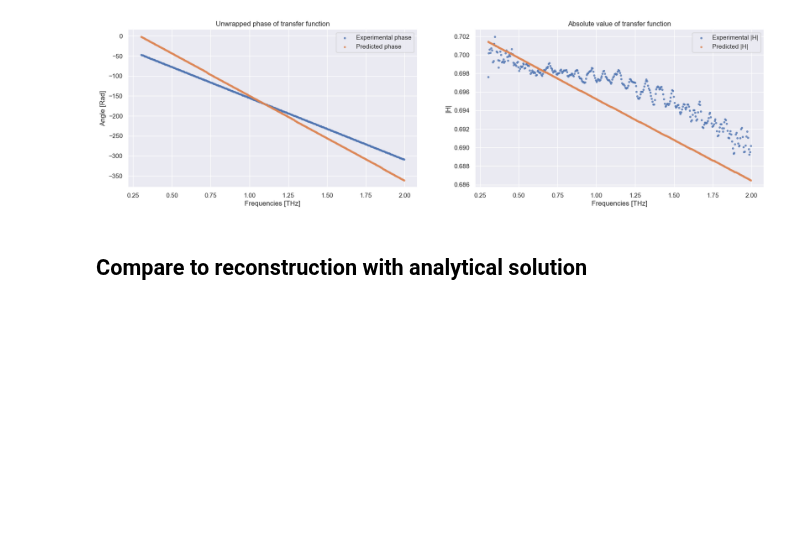
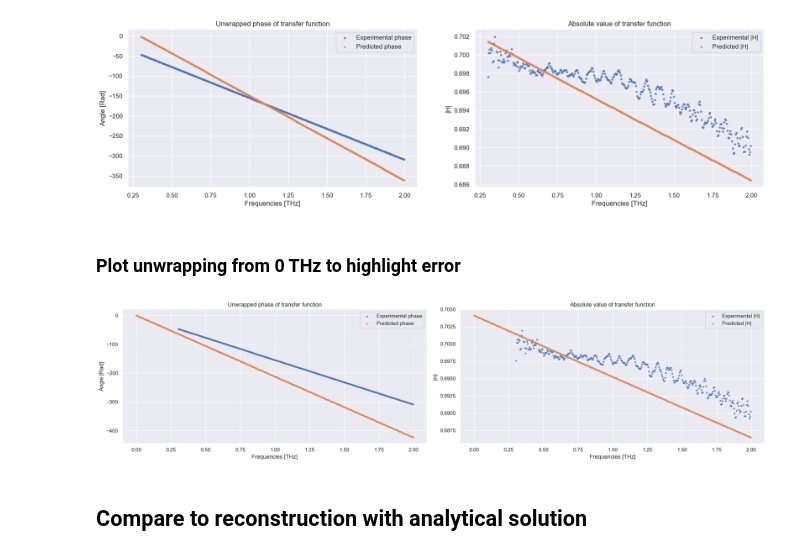
Before and after one commit to tls54/THz-TDS, a Jupyter notebook: PINNs/Back_propagation/experimental_data_testing.ipynb, the cells around one changed output. Drawn from its saved outputs; the diff is of its cells as text; code cells hidden in the pictures; blank space fills up the shorter version.

```diff
--- a/PINNs/Back_propagation/experimental_data_testing.ipynb
+++ b/PINNs/Back_propagation/experimental_data_testing.ipynb
@@ -194,6 +196,51 @@ optimal_phi = torch.tensor(optimal_phi, dtype=torch.float32)
 plot_comparison(freqs_THz, H_values, phi_values, optimal_abs, optimal_phi)
 # %% [output]
 [figure]
+# %% [markdown]
+### Plot unwrapping from 0 THz to highlight error
+# %%
+# Create extended array of frequencies
+extended_freqs = df['interpolated frequency']
+extended_freqs = extended_freqs[extended_freqs <= 2].to_numpy()
+extended_freqs = extended_freqs * 10e12 * np.pi * 2
+extended_freqs = torch.tensor(extended_freqs, dtype=torch.float32)
+
+# Get extended THz freqs
+extended_freqs_plot = df['interpolated frequency']
+extended_freqs_plot = extended_freqs_plot[extended_freqs_plot <= 2].to_numpy()
+
+extended_freqs_plot = torch.tensor(extended_freqs_plot, dtype=torch.float32)
+
+extended_H = H_th_function(optimal_complex_n, w=extended_freqs, length=3*1e-3)
+
+extended_abs = torch.abs(extended_H)
+extended_phase = torch.angle(extended_H)
+
+extended_phi = np.unwrap(extended_phase.numpy())
+extended_phi = torch.tensor(extended_phi, dtype=torch.float32)
+
+fig, axs = plt.subplots(1, 2, figsize=(20, 5))
+
+# Plot phase values
+axs[0].scatter(freqs_THz, phi_values, s=8, label='Experimental phase', alpha=0.7)
+axs[0].scatter(extended_freqs_plot, extended_phi, s=8, label='Predicted phase', alpha=0.7)
+axs[0].set_title('Unwrapped phase of transfer function')
+axs[0].set_xlabel('Frequencies [THz]')
+axs[0].set_ylabel('Angle [Rad]')
+axs[0].legend()
+
+# Plot absolute values
+axs[1].scatter(freqs_THz, H_values, s=8, label='Experimental |H|', alpha=0.7)
+axs[1].scatter(extended_freqs_plot, extended_abs, s=8, label='Predicted |H|', alpha=0.7)
+axs[1].set_title('Absolute value of transfer function')
+axs[1].set_xlabel('Frequencies [THz]')
+axs[1].set_ylabel('|H|')
+axs[1].legend()
+
+plt.tight_layout()
+plt.show()
+# %% [output]
+[figure, added]
 # %% [markdown]
 ## Compare to reconstruction with analytical solution
 # %%
```
Also changed, not shown: parts of 4 cells of this notebook, 19 other files.
